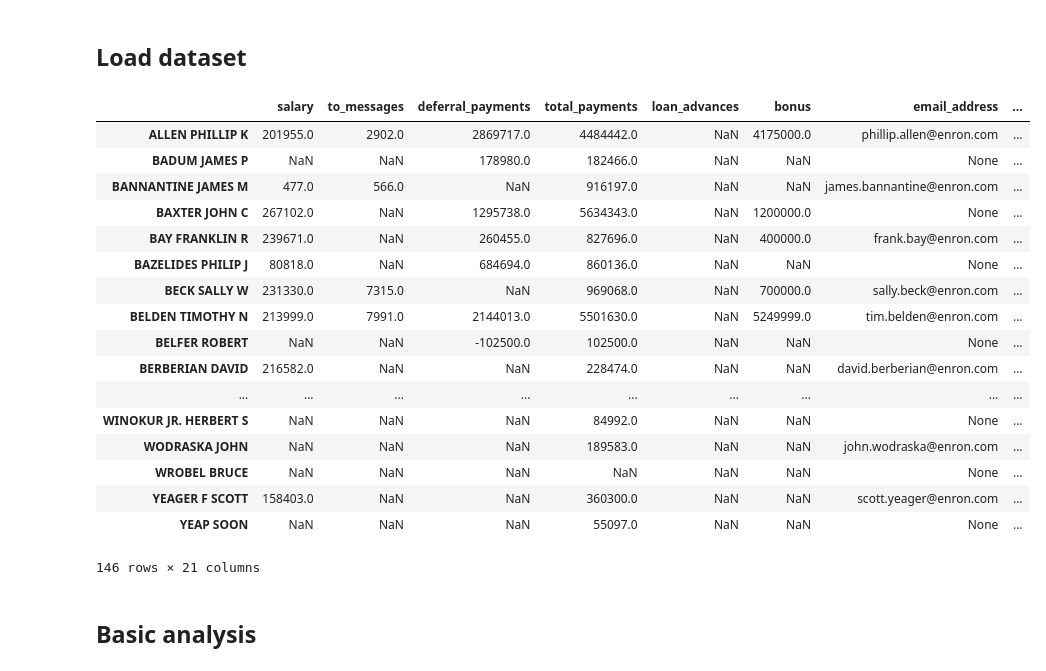
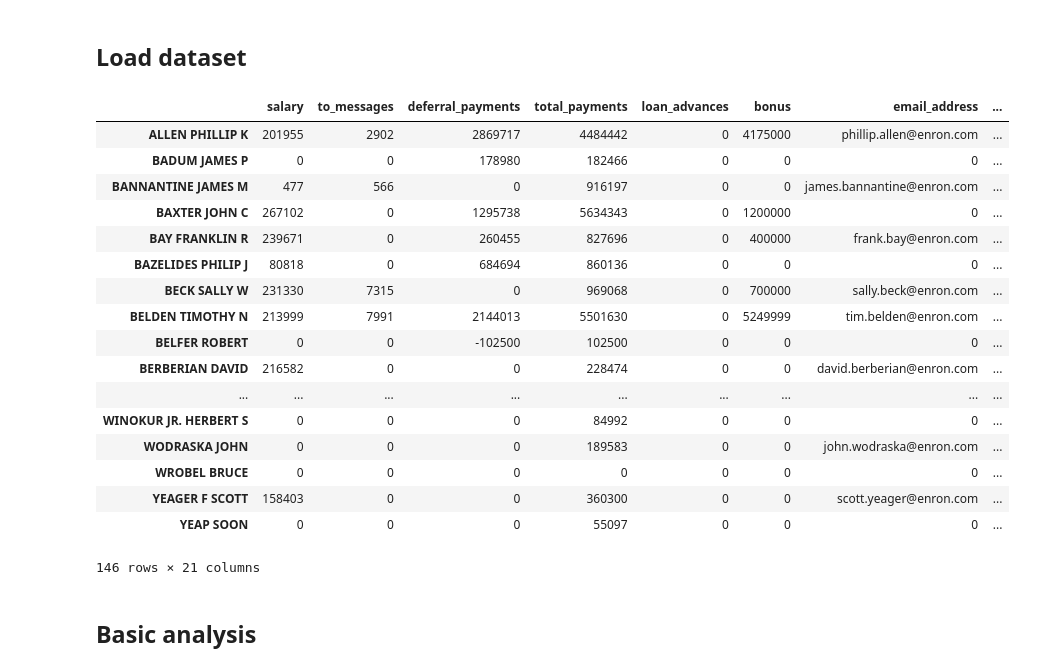
Before and after one commit to XCMer/DAND-Identify-Fraud, a Jupyter notebook: notebooks/Exploration.ipynb, the cells around one changed output. Drawn from its saved outputs; the diff is of its cells as text; code cells hidden in the pictures.

```diff
--- a/notebooks/Exploration.ipynb
+++ b/notebooks/Exploration.ipynb
@@ -18,34 +23,34 @@ enron_data = pickle.load(open("../final_project_dataset.pkl", "r"))
 # %%
 enron_data_pd = {}
 for key, value in enron_data.items():
     value_copy = copy.deepcopy(value)
     for k, v in value_copy.items():
         if v == 'NaN':
-            value_copy[k] = None
+            value_copy[k] = 0
 
     enron_data_pd[key] = value_copy
 
 enron_data_pd = pd.DataFrame.from_dict(enron_data_pd, orient='index')
 
 enron_data_pd
 # %% [output]
 |  | salary | to_messages | deferral_payments | total_payments | loan_advances | bonus | email_address | ... |
-| ALLEN PHILLIP K | 201955.0 | 2902.0 | 2869717.0 | 4484442.0 | NaN | 4175000.0 | phillip.allen@enron.com | ... |
-| BADUM JAMES P | NaN | NaN | 178980.0 | 182466.0 | NaN | NaN | None | ... |
-| BANNANTINE JAMES M | 477.0 | 566.0 | NaN | 916197.0 | NaN | NaN | james.bannantine@enron.com | ... |
-| BAXTER JOHN C | 267102.0 | NaN | 1295738.0 | 5634343.0 | NaN | 1200000.0 | None | ... |
-| BAY FRANKLIN R | 239671.0 | NaN | 260455.0 | 827696.0 | NaN | 400000.0 | frank.bay@enron.com | ... |
-| BAZELIDES PHILIP J | 80818.0 | NaN | 684694.0 | 860136.0 | NaN | NaN | None | ... |
-| BECK SALLY W | 231330.0 | 7315.0 | NaN | 969068.0 | NaN | 700000.0 | sally.beck@enron.com | ... |
-| BELDEN TIMOTHY N | 213999.0 | 7991.0 | 2144013.0 | 5501630.0 | NaN | 5249999.0 | tim.belden@enron.com | ... |
-| BELFER ROBERT | NaN | NaN | -102500.0 | 102500.0 | NaN | NaN | None | ... |
-| BERBERIAN DAVID | 216582.0 | NaN | NaN | 228474.0 | NaN | NaN | david.berberian@enron.com | ... |
+| ALLEN PHILLIP K | 201955 | 2902 | 2869717 | 4484442 | 0 | 4175000 | phillip.allen@enron.com | ... |
+| BADUM JAMES P | 0 | 0 | 178980 | 182466 | 0 | 0 | 0 | ... |
+| BANNANTINE JAMES M | 477 | 566 | 0 | 916197 | 0 | 0 | james.bannantine@enron.com | ... |
+| BAXTER JOHN C | 267102 | 0 | 1295738 | 5634343 | 0 | 1200000 | 0 | ... |
+| BAY FRANKLIN R | 239671 | 0 | 260455 | 827696 | 0 | 400000 | frank.bay@enron.com | ... |
+| BAZELIDES PHILIP J | 80818 | 0 | 684694 | 860136 | 0 | 0 | 0 | ... |
+| BECK SALLY W | 231330 | 7315 | 0 | 969068 | 0 | 700000 | sally.beck@enron.com | ... |
+| BELDEN TIMOTHY N | 213999 | 7991 | 2144013 | 5501630 | 0 | 5249999 | tim.belden@enron.com | ... |
+| BELFER ROBERT | 0 | 0 | -102500 | 102500 | 0 | 0 | 0 | ... |
+| BERBERIAN DAVID | 216582 | 0 | 0 | 228474 | 0 | 0 | david.berberian@enron.com | ... |
 | ... | ... | ... | ... | ... | ... | ... | ... | ... |
-| WINOKUR JR. HERBERT S | NaN | NaN | NaN | 84992.0 | NaN | NaN | None | ... |
-| WODRASKA JOHN | NaN | NaN | NaN | 189583.0 | NaN | NaN | john.wodraska@enron.com | ... |
-| WROBEL BRUCE | NaN | NaN | NaN | NaN | NaN | NaN | None | ... |
-| YEAGER F SCOTT | 158403.0 | NaN | NaN | 360300.0 | NaN | NaN | scott.yeager@enron.com | ... |
-| YEAP SOON | NaN | NaN | NaN | 55097.0 | NaN | NaN | None | ... |
+| WINOKUR JR. HERBERT S | 0 | 0 | 0 | 84992 | 0 | 0 | 0 | ... |
+| WODRASKA JOHN | 0 | 0 | 0 | 189583 | 0 | 0 | john.wodraska@enron.com | ... |
+| WROBEL BRUCE | 0 | 0 | 0 | 0 | 0 | 0 | 0 | ... |
+| YEAGER F SCOTT | 158403 | 0 | 0 | 360300 | 0 | 0 | scott.yeager@enron.com | ... |
+| YEAP SOON | 0 | 0 | 0 | 55097 | 0 | 0 | 0 | ... |
 146 rows × 21 columns
 # %% [markdown]
 ## Basic analysis
```
Also changed, not shown: parts of 26 cells of this notebook, 4 other files.
